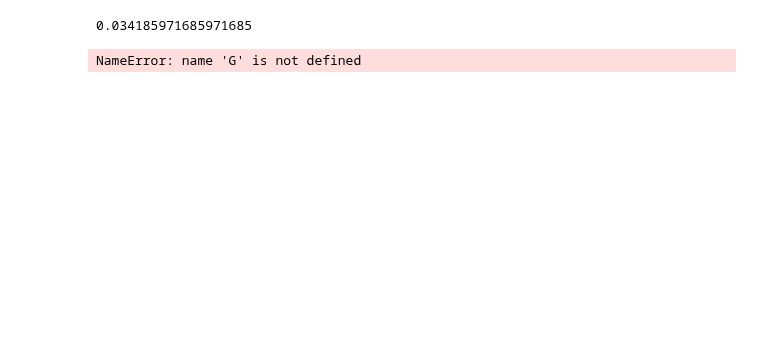
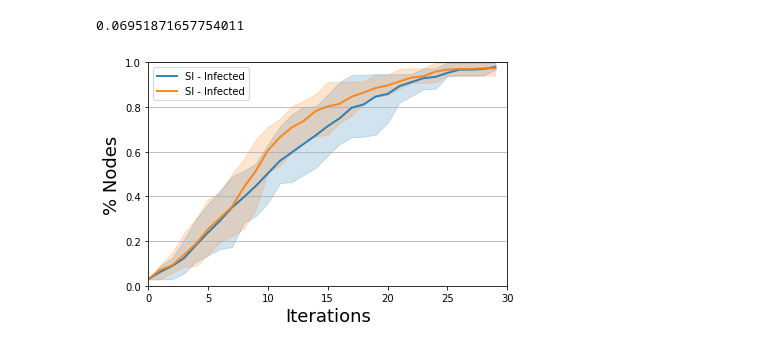
Before and after one commit to amshoo/python, a Jupyter notebook: epi/epi2.ipynb, the cells around one changed output. Saved outputs shown, nothing was run; the diff lists cells and outputs as text; code cells hidden in the pictures; blank space fills up the shorter version.

```diff
--- a/epi/epi2.ipynb
+++ b/epi/epi2.ipynb
@@ -6,10 +6,11 @@ import ndlib.models.epidemics.SIModel as si
 from ndlib.viz.mpl.TrendComparison import DiffusionTrendComparison
 import json
 # Network topology
-#H = nx.karate_club_graph()
-fh=open("blogs.txt", 'rb')
-H = nx.read_weighted_edgelist(fh,nodetype=int, encoding='utf-8')
-fh.close()
+H= nx.karate_club_graph()
+#fh=open("blogs.txt", 'rb')
+#G = nx.read_weighted_edgelist(fh,nodetype=int, encoding='utf-8')
+#fh.close()
+G=H
 # %%
 from ndlib.utils import multi_runs
 import warnings
@@ -22,7 +23,7 @@ j=33
 # %%
 b
 # %% [output]
-0.034185971685971685
+0.06951871657754011
 # %%
 #--------------------------------------------------------------
 model = si.SIModel(G)
@@ -30,11 +31,7 @@ config = mc.Configuration()
 
 config.add_model_parameter('beta', b)
 
-infected_nodes = [1,
-34,
-33,
-2,
-3]
+infected_nodes = [0]
 config.add_model_initial_configuration("Infected", infected_nodes)
 model.set_initial_status(config)
 
@@ -47,11 +44,7 @@ config = mc.Configuration()
 
 config.add_model_parameter('beta', b)
 
-infected_nodes1 = [34,
-1,
-33,
-2,
-3]
+infected_nodes1 = [33]
 config.add_model_initial_configuration("Infected", infected_nodes1)
 model1.set_initial_status(config)
 
@@ -59,12 +52,12 @@ model1.set_initial_status(config)
 #trends1 = model1.build_trends(iterations)
 trends1 = multi_runs(model1, execution_number=10, iteration_number=it, nprocesses=4)
 #--------------------------------------------------------------
-# %% [output]
-NameError: name 'G' is not defined
 # %%
 from ndlib.viz.mpl.TrendComparison import DiffusionTrendComparison
-viz = DiffusionTrendComparison([model], [trends1], statuses=['Infected'])
+viz = DiffusionTrendComparison([model,model1], [trends,trends1], statuses=['Infected'])
 viz.plot()
 #viz.plot("PR_TC_KC.png",percentile=90)
+# %% [output]
+[figure, added]
 # %%
 from ndlib.viz.mpl.PrevalenceComparison import DiffusionPrevalenceComparison
```
Also changed, not shown: parts of 1 cell of this notebook, 49 other files.
